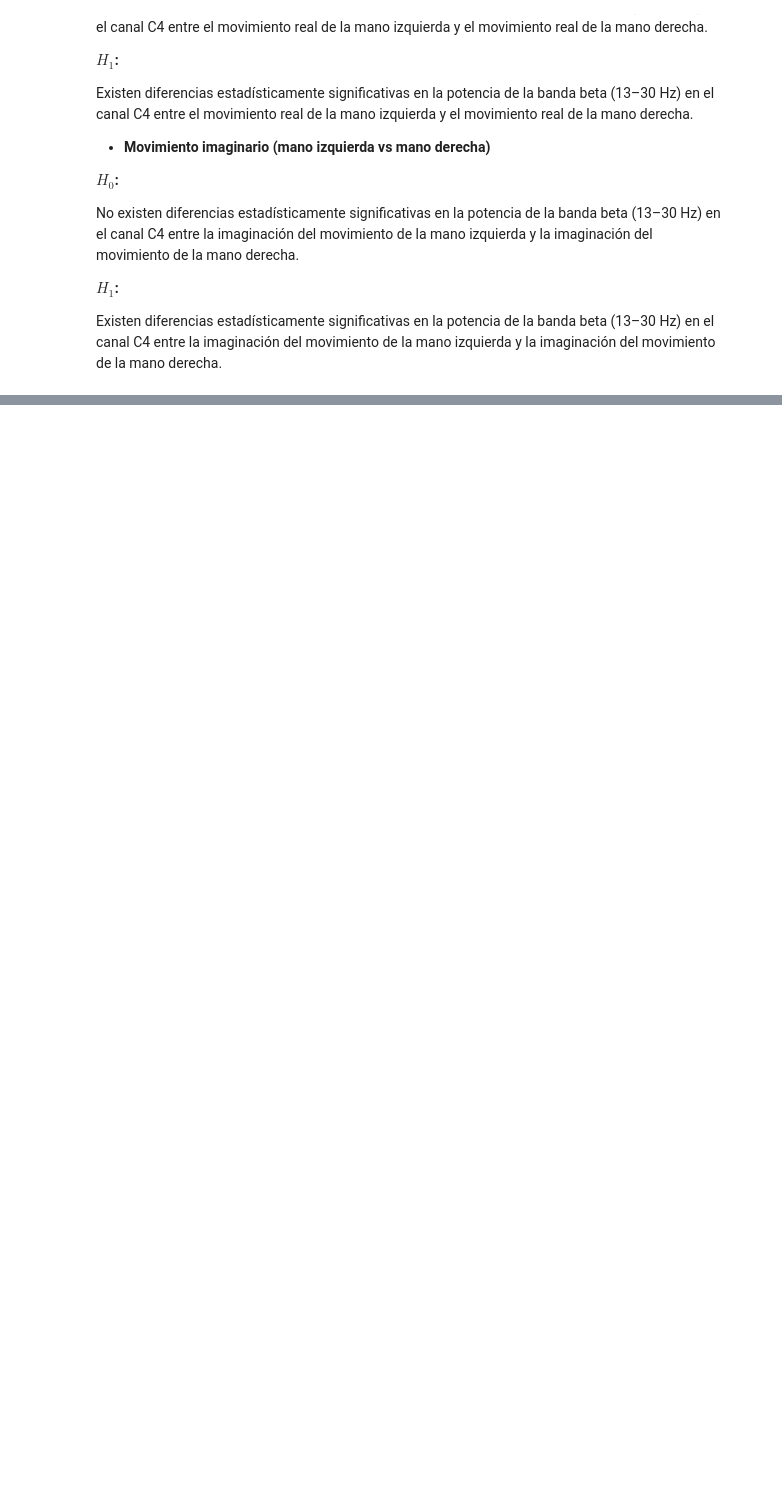
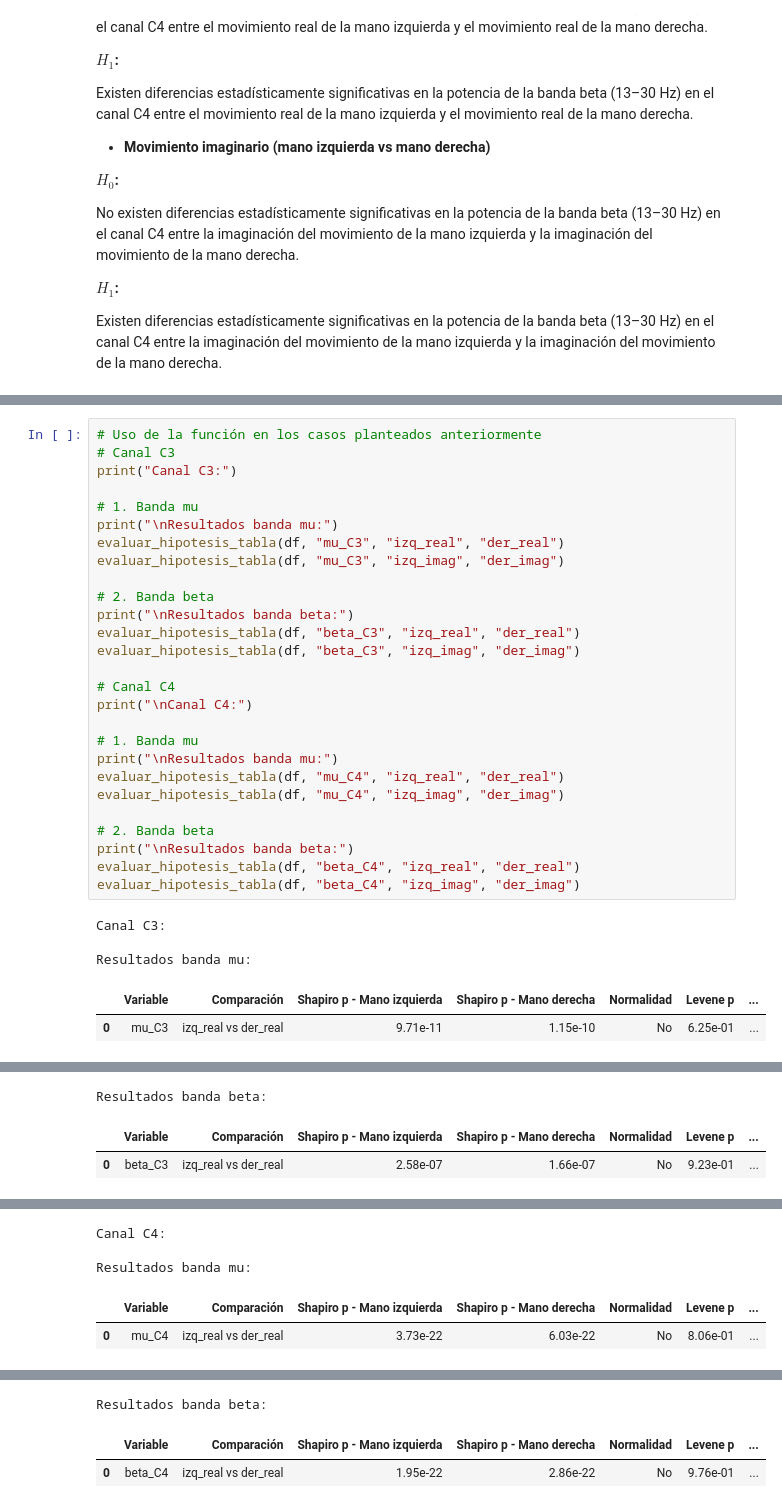
Before and after one commit to Isa21bella09/Proyecto-1---Biose-ales---Procesamiento-EEG, a Jupyter notebook: Proyecto 1 - Bioseñales.ipynb, the cells around one changed output, grey strips where cells are left out. Drawn from its saved outputs; the diff is of its cells as text; blank space fills up the shorter version.

```diff
--- a/Proyecto 1 - Bioseñales.ipynb
+++ b/Proyecto 1 - Bioseñales.ipynb
@@ -596,0 +560,33 @@ Resultado: Se rechaza H1. No hay diferencias significativas
+# %%
+# Uso de la función en los casos planteados anteriormente
+# Canal C3
+print("Canal C3:")
+
+# 1. Banda mu
+print("\nResultados banda mu:")
+evaluar_hipotesis_tabla(df, "mu_C3", "izq_real", "der_real")
+evaluar_hipotesis_tabla(df, "mu_C3", "izq_imag", "der_imag")
+
+# 2. Banda beta
+print("\nResultados banda beta:")
+evaluar_hipotesis_tabla(df, "beta_C3", "izq_real", "der_real")
+evaluar_hipotesis_tabla(df, "beta_C3", "izq_imag", "der_imag")
+
+# Canal C4
+print("\nCanal C4:")
+
+# 1. Banda mu
+print("\nResultados banda mu:")
+evaluar_hipotesis_tabla(df, "mu_C4", "izq_real", "der_real")
+evaluar_hipotesis_tabla(df, "mu_C4", "izq_imag", "der_imag")
+
+# 2. Banda beta
+print("\nResultados banda beta:")
+evaluar_hipotesis_tabla(df, "beta_C4", "izq_real", "der_real")
+evaluar_hipotesis_tabla(df, "beta_C4", "izq_imag", "der_imag")
+# %% [output]
+Canal C3:
+
+Resultados banda mu:
+|  | Variable | Comparación | Shapiro p - Mano izquierda | Shapiro p - Mano derecha | Normalidad | Levene p | ... |
+| 0 | mu_C3 | izq_real vs der_real | 9.71e-11 | 1.15e-10 | No | 6.25e-01 | ... |
@@ -596,0 +595,3 @@ Resultado: Se rechaza H1. No hay diferencias significativas
+Resultados banda beta:
+|  | Variable | Comparación | Shapiro p - Mano izquierda | Shapiro p - Mano derecha | Normalidad | Levene p | ... |
+| 0 | beta_C3 | izq_real vs der_real | 2.58e-07 | 1.66e-07 | No | 9.23e-01 | ... |
@@ -596,0 +600,5 @@ Resultado: Se rechaza H1. No hay diferencias significativas
+Canal C4:
+
+Resultados banda mu:
+|  | Variable | Comparación | Shapiro p - Mano izquierda | Shapiro p - Mano derecha | Normalidad | Levene p | ... |
+| 0 | mu_C4 | izq_real vs der_real | 3.73e-22 | 6.03e-22 | No | 8.06e-01 | ... |
@@ -596,0 +607,3 @@ Resultado: Se rechaza H1. No hay diferencias significativas
+Resultados banda beta:
+|  | Variable | Comparación | Shapiro p - Mano izquierda | Shapiro p - Mano derecha | Normalidad | Levene p | ... |
+| 0 | beta_C4 | izq_real vs der_real | 1.95e-22 | 2.86e-22 | No | 9.76e-01 | ... |
```
Also changed, not shown: parts of 5 cells of this notebook.
